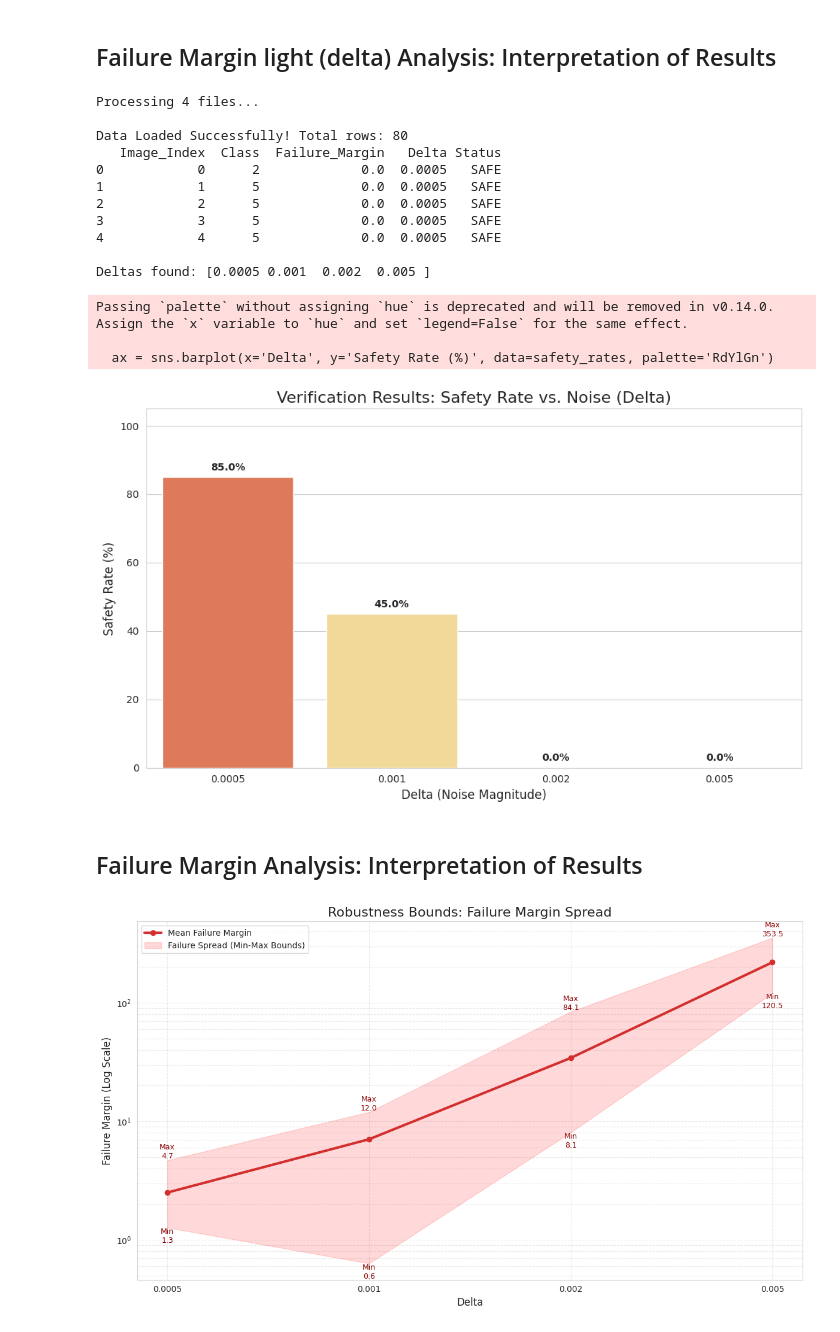
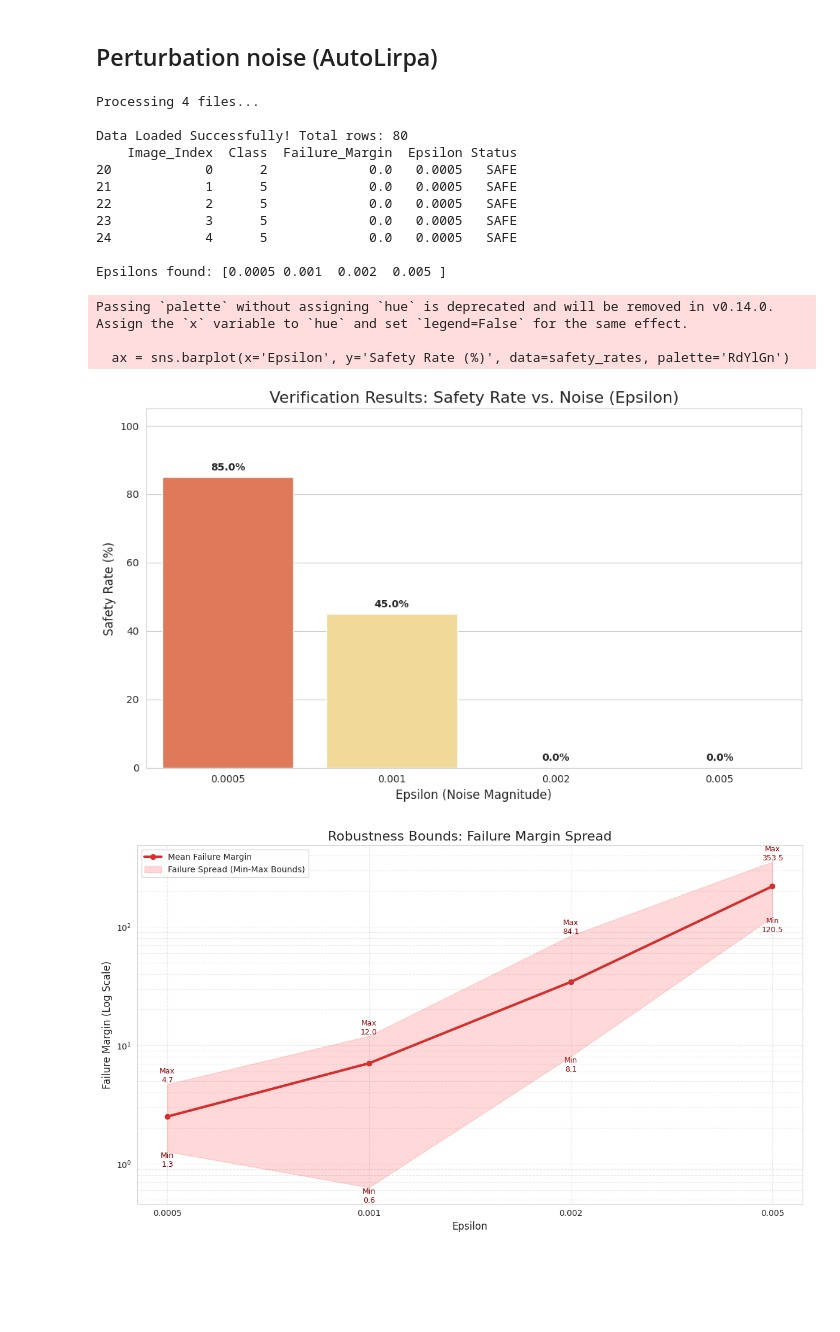
Before and after one commit to afm719/safe-and-verfied-AI-project, a Jupyter notebook: plots/explanationTests.ipynb, the cells around one changed output. Saved outputs shown, nothing was run; the diff lists cells and outputs as text; code cells hidden in the pictures; blank space fills up the shorter version.

```diff
--- a/plots/explanationTests.ipynb
+++ b/plots/explanationTests.ipynb
@@ -9,10 +9,10 @@ import seaborn as sns
 import re
 import io
 # %% [markdown]
-## Failure Margin light (delta) Analysis: Interpretation of Results
+## Perturbation noise (AutoLirpa)
 # %%
 # Pattern to match the uploaded files
-FILE_PATTERN = "../results/failure_margins_delta_*.txt"
+FILE_PATTERN = "../results_rotation_and_autoLirpa/failure_margins_epsilon_*.txt"
 TOTAL_IMAGES = 20  # Total number of images in the dataset
 
 def load_data(pattern):
@@ -25,24 +25,19 @@ def load_data(pattern):
     df_list = []
 
     for filename in files:
-        # 1. Extract Delta from filename
-        # Expecting format like: ...delta_0.002...
-        match = re.search(r'delta_(\d+\.\d+)', filename)
+        # Expecting format like: ...epsilon_0.002...
+        match = re.search(r'epsilon_(\d+\.\d+)', filename)
         if match:
-            delta = float(match.group(1))
+            epsilon = float(match.group(1))
         else:
-            print(f"Warning: Could not extract Delta from {filename}")
+            print(f"Warning: Could not extract Epsilon from {filename}")
             continue
 
         try:
-            # 2. Read CSV directly
-            # Format: Image_Index,Class,Failure_Margin
             df_temp = pd.read_csv(filename)
 
-            # 3. Add Metadata
-            df_temp['Delta'] = delta
+            df_temp['Epsilon'] = epsilon
 
-            # 4. Determine Status
             # Margin == 0.0 -> SAFE
             # Margin > 0.0  -> UNSAFE
             df_temp['Status'] = df_temp['Failure_Margin'].apply(
@@ -57,9 +52,8 @@ def load_data(pattern):
     if not df_list:
         return pd.DataFrame()
 
-    # Combine and Sort
     df_full = pd.concat(df_list, ignore_index=True)
-    df_full = df_full.sort_values(by=['Delta', 'Image_Index'])
+    df_full = df_full.sort_values(by=['Epsilon', 'Image_Index'])
 
     return df_full
 
@@ -69,55 +63,51 @@ df = load_data(FILE_PATTERN)
 if not df.empty:
     print(f"\nData Loaded Successfully! Total rows: {len(df)}")
     print(df.head())
-    print("\nDeltas found:", df['Delta'].unique())
+    print("\nEpsilons found:", df['Epsilon'].unique())
 else:
     print("DataFrame is empty.")
 # %% [output]
 Processing 4 files...
 
 Data Loaded Successfully! Total rows: 80
-   Image_Index  Class  Failure_Margin   Delta Status
-0            0      2             0.0  0.0005   SAFE
-1            1      5             0.0  0.0005   SAFE
-2            2      5             0.0  0.0005   SAFE
-3            3      5             0.0  0.0005   SAFE
-4            4      5             0.0  0.0005   SAFE
+    Image_Index  Class  Failure_Margin  Epsilon Status
+20            0      2             0.0   0.0005   SAFE
+21            1      5             0.0   0.0005   SAFE
+22            2      5             0.0   0.0005   SAFE
+23            3      5             0.0   0.0005   SAFE
+24            4      5             0.0   0.0005   SAFE
 
-Deltas found: [0.0005 0.001  0.002  0.005 ]
+Epsilons found: [0.0005 0.001  0.002  0.005 ]
 # %%
 if not df.empty:
-    # Calculate % SAFE
-    safety_rates = df.groupby('Delta')['Status'].apply(
+    safety_rates = df.groupby('Epsilon')['Status'].apply(
         lambda x: (x == 'SAFE').mean() * 100
     ).reset_index()
-    safety_rates.columns = ['Delta', 'Safety Rate (%)']
+    safety_rates.columns = ['Epsilon', 'Safety Rate (%)']
 
     plt.figure(figsize=(10, 6))
     sns.set_style("whitegrid")
 
-    # Red-Yellow-Green Palette
-    ax = sns.barplot(x='Delta', y='Safety Rate (%)', data=safety_rates, palette='RdYlGn')
+    ax = sns.barplot(x='Epsilon', y='Safety Rate (%)', data=safety_rates, palette='RdYlGn')
 
-    plt.title('Verification Results: Safety Rate vs. Noise (Delta)', fontsize=16)
+    plt.title('Verification Results: Safety Rate vs. Noise (Epsilon)', fontsize=16)
     plt.ylabel('Safety Rate (%)', fontsize=12)
-    plt.xlabel('Delta (Noise Magnitude)', fontsize=12)
+    plt.xlabel('Epsilon (Noise Magnitude)', fontsize=12)
     plt.ylim(0, 105)
 
     # Add text labels
     for i, row in safety_rates.iterrows():
         ax.text(i, row['Safety Rate (%)'] + 2,
                 f"{row['Safety Rate (%)']:.1f}%",
                 ha='center', fontweight='bold')
 
     plt.tight_layout()
     plt.show()
 # %% [output]
 Passing `palette` without assigning `hue` is deprecated and will be removed in v0.14.0. Assign the `x` variable to `hue` and set `legend=False` for the same effect.
 
-  ax = sns.barplot(x='Delta', y='Safety Rate (%)', data=safety_rates, palette='RdYlGn')
+  ax = sns.barplot(x='Epsilon', y='Safety Rate (%)', data=safety_rates, palette='RdYlGn')
-[figure, old version]
+[figure, new version]
-# %% [markdown]
-## Failure Margin Analysis: Interpretation of Results
 # %%
 #  MARGIN TRENDS WITH UPPER/LOWER BOUNDS
 if not df.empty:
```
Also changed, not shown: parts of 3 cells of this notebook, 16 other files.
